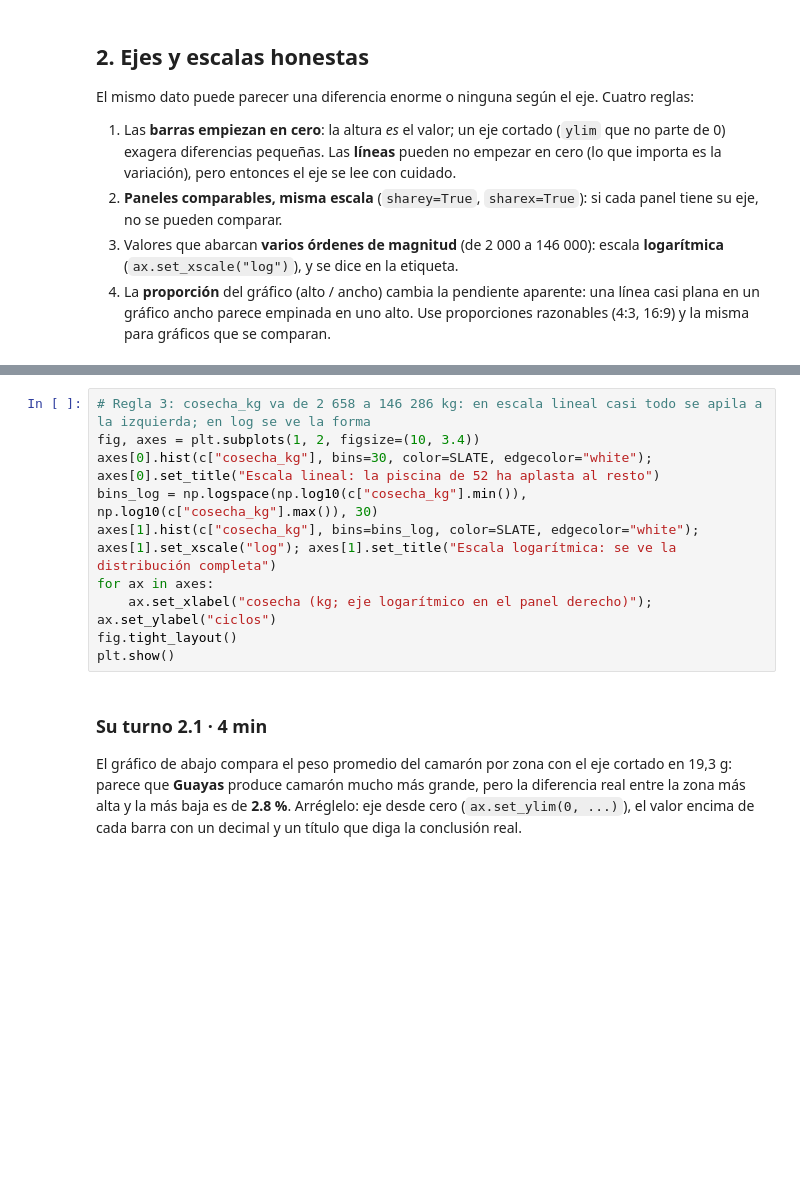
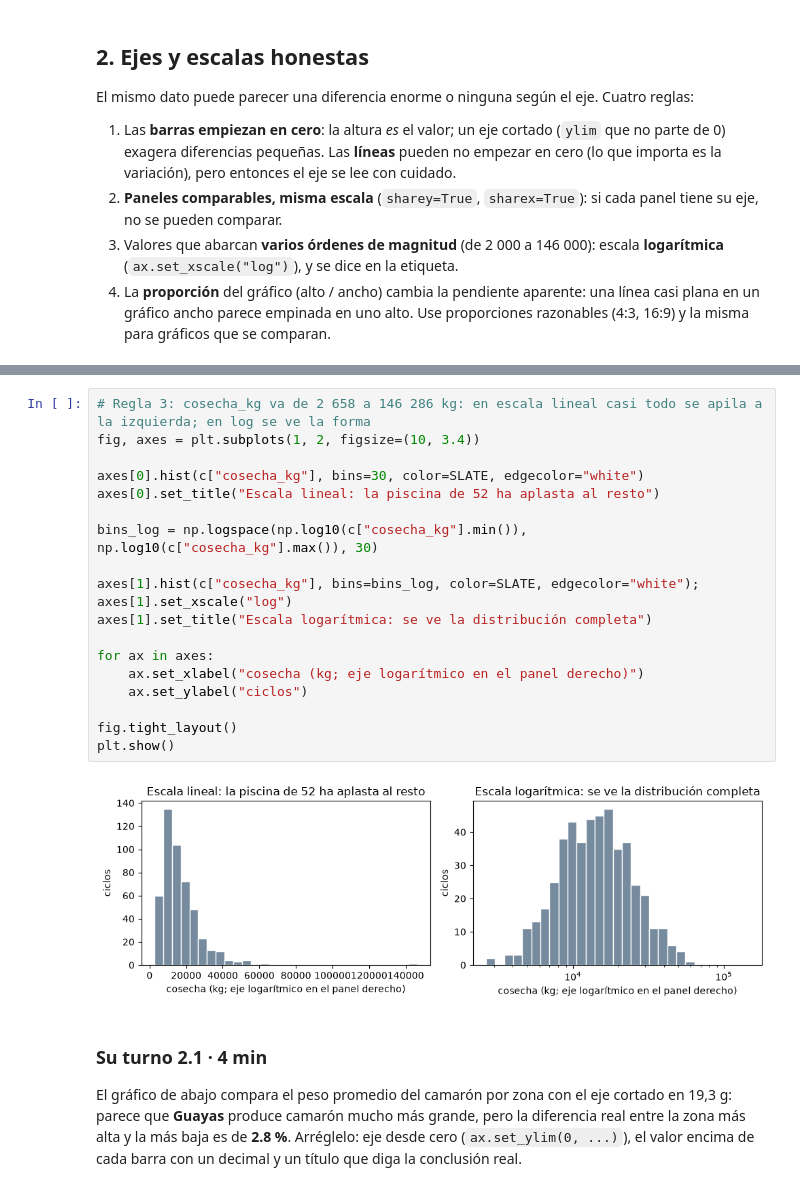
Before and after one commit to 0Kazu/Fundamentos-de-CDIA, a Jupyter notebook: sesion12/S13_Notebook_Clase_Visualizacion.ipynb, the cells around one changed output, grey strips where cells are left out. Drawn from its saved outputs; the diff is of its cells as text; blank space fills up the shorter version.

```diff
--- a/sesion12/S13_Notebook_Clase_Visualizacion.ipynb
+++ b/sesion12/S13_Notebook_Clase_Visualizacion.ipynb
@@ -147,13 +161,23 @@ plt.show()
 # %%
 # Regla 3: cosecha_kg va de 2 658 a 146 286 kg: en escala lineal casi todo se apila a la izquierda; en log se ve la forma
 fig, axes = plt.subplots(1, 2, figsize=(10, 3.4))
-axes[0].hist(c["cosecha_kg"], bins=30, color=SLATE, edgecolor="white"); axes[0].set_title("Escala lineal: la piscina de 52 ha aplasta al resto")
+
+axes[0].hist(c["cosecha_kg"], bins=30, color=SLATE, edgecolor="white")
+axes[0].set_title("Escala lineal: la piscina de 52 ha aplasta al resto")
+
 bins_log = np.logspace(np.log10(c["cosecha_kg"].min()), np.log10(c["cosecha_kg"].max()), 30)
-axes[1].hist(c["cosecha_kg"], bins=bins_log, color=SLATE, edgecolor="white"); axes[1].set_xscale("log"); axes[1].set_title("Escala logarítmica: se ve la distribución completa")
+
+axes[1].hist(c["cosecha_kg"], bins=bins_log, color=SLATE, edgecolor="white"); axes[1].set_xscale("log")
+axes[1].set_title("Escala logarítmica: se ve la distribución completa")
+
 for ax in axes:
-    ax.set_xlabel("cosecha (kg; eje logarítmico en el panel derecho)"); ax.set_ylabel("ciclos")
+    ax.set_xlabel("cosecha (kg; eje logarítmico en el panel derecho)")
+    ax.set_ylabel("ciclos")
+
 fig.tight_layout()
 plt.show()
+# %% [output]
+[figure, added]
 # %% [markdown]
 ### Su turno 2.1 · 4 min
 El gráfico de abajo compara el peso promedio del camarón por zona con el eje cortado en 19,3 g: parece que **Guayas** produce camarón mucho más grande, pero la diferencia real entre la zona más alta y la más baja es de **2.8 %**. Arréglelo: eje desde cero (`ax.set_ylim(0, ...)`), el valor encima de cada barra con un decimal y un título que diga la conclusión real.
```
Also changed, not shown: parts of 20 cells of this notebook, 23 other files.
